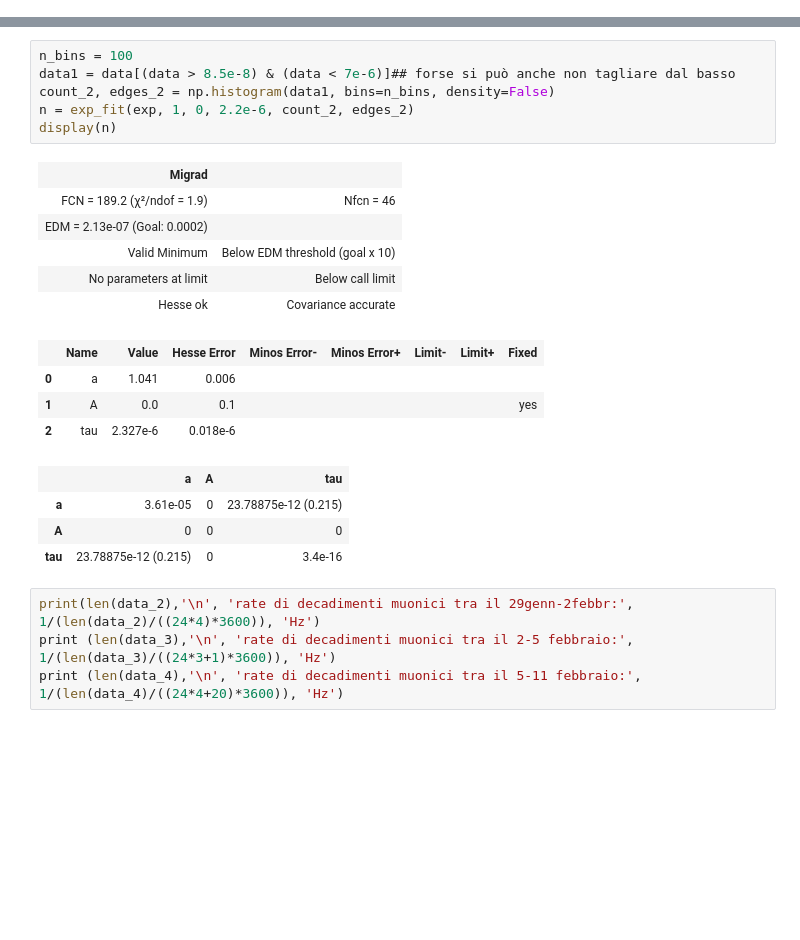
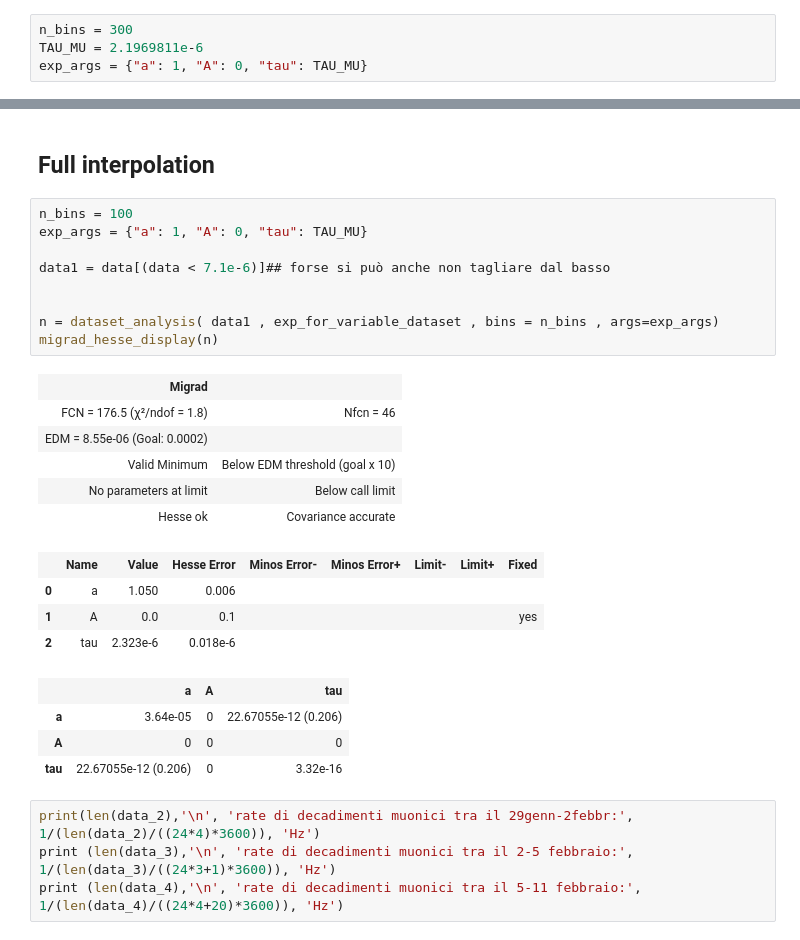
Before and after one commit to Matti-z/Lab-muons, a Jupyter notebook: hist_definitivo.ipynb, the cells around one changed output, grey strips where cells are left out. Saved outputs shown, nothing was run; the diff lists cells and outputs as text; blank space fills up the shorter version.

```diff
--- a/hist_definitivo.ipynb
+++ b/hist_definitivo.ipynb
@@ -82,0 +99,4 @@ fig.show()
+# %%
+n_bins = 300
+TAU_MU = 2.1969811e-6
+exp_args = {"a": 1, "A": 0, "tau": TAU_MU}
@@ -86,24 +150,29 @@ display(k)
+# %% [markdown]
+## Full interpolation
 # %%
 n_bins = 100
-data1 = data[(data > 8.5e-8) & (data < 7e-6)]## forse si può anche non tagliare dal basso
-count_2, edges_2 = np.histogram(data1, bins=n_bins, density=False)
-n = exp_fit(exp, 1, 0, 2.2e-6, count_2, edges_2)
-display(n)
+exp_args = {"a": 1, "A": 0, "tau": TAU_MU}
+
+data1 = data[(data < 7.1e-6)]## forse si può anche non tagliare dal basso
+
+
+n = dataset_analysis( data1 , exp_for_variable_dataset , bins = n_bins , args=exp_args)
+migrad_hesse_display(n)
 # %% [output]
 | Migrad |  |
-| FCN = 189.2 (χ²/ndof = 1.9) | Nfcn = 46 |
-| EDM = 2.13e-07 (Goal: 0.0002) |  |
+| FCN = 176.5 (χ²/ndof = 1.8) | Nfcn = 46 |
+| EDM = 8.55e-06 (Goal: 0.0002) |  |
 | Valid Minimum | Below EDM threshold (goal x 10) |
 | No parameters at limit | Below call limit |
 | Hesse ok | Covariance accurate |
 |  | Name | Value | Hesse Error | Minos Error- | Minos Error+ | Limit- | Limit+ | Fixed |
-| 0 | a | 1.041 | 0.006 |  |  |  |  |  |
+| 0 | a | 1.050 | 0.006 |  |  |  |  |  |
 | 1 | A | 0.0 | 0.1 |  |  |  |  | yes |
-| 2 | tau | 2.327e-6 | 0.018e-6 |  |  |  |  |  |
+| 2 | tau | 2.323e-6 | 0.018e-6 |  |  |  |  |  |
 |  | a | A | tau |
-| a | 3.61e-05 | 0 | 23.78875e-12 (0.215) |
+| a | 3.64e-05 | 0 | 22.67055e-12 (0.206) |
 | A | 0 | 0 | 0 |
-| tau | 23.78875e-12 (0.215) | 0 | 3.4e-16 |
+| tau | 22.67055e-12 (0.206) | 0 | 3.32e-16 |
 # %%
 print(len(data_2),'\n', 'rate di decadimenti muonici tra il 29genn-2febbr:', 1/(len(data_2)/((24*4)*3600)), 'Hz')
 print (len(data_3),'\n', 'rate di decadimenti muonici tra il 2-5 febbraio:', 1/(len(data_3)/((24*3+1)*3600)), 'Hz')
```
Also changed, not shown: parts of 9 cells of this notebook, 1 other file.
